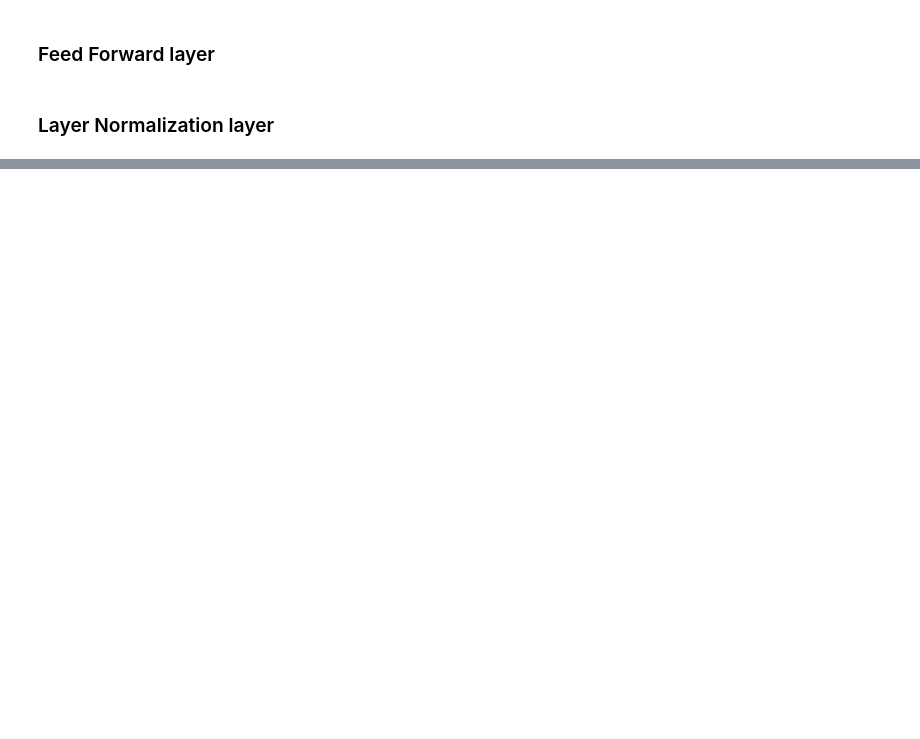
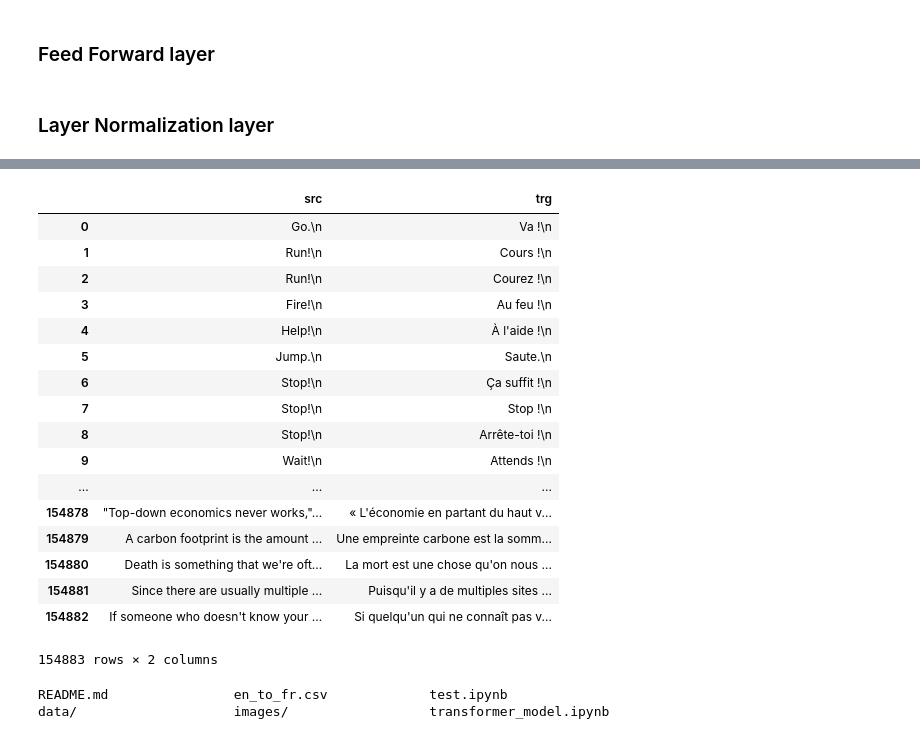
Before and after one commit to PytLab/transformer-from-scratch, a Jupyter notebook: transformer_model.ipynb, the cells around one changed output, grey strips where cells are left out. Cells and saved outputs as stored; diff of their text form; code cells hidden in the pictures; blank space fills up the shorter version.

```diff
--- a/transformer_model.ipynb
+++ b/transformer_model.ipynb
@@ -135,0 +308,6 @@ class FeedForward(torch.nn.Module):
+# %%
+src_data = open('data/english.txt', 'r')
+# %%
+trg_data = open('data/french.txt', 'r')
+# %%
+raw_data = {'src': [line for line in src_data], 'trg': [line for line in trg_data]}
@@ -135,0 +316,23 @@ class FeedForward(torch.nn.Module):
+# %%
+df = pd.DataFrame(raw_data, columns=['src', 'trg'])
+# %%
+df
+# %% [output]
+|  | src | trg |
+| 0 | Go.\n | Va !\n |
+| 1 | Run!\n | Cours !\n |
+| 2 | Run!\n | Courez !\n |
+| 3 | Fire!\n | Au feu !\n |
+| 4 | Help!\n | À l'aide !\n |
+| 5 | Jump.\n | Saute.\n |
+| 6 | Stop!\n | Ça suffit !\n |
+| 7 | Stop!\n | Stop !\n |
+| 8 | Stop!\n | Arrête-toi !\n |
+| 9 | Wait!\n | Attends !\n |
+| ... | ... | ... |
+| 154878 | "Top-down economics never works,"... | « L'économie en partant du haut v... |
+| 154879 | A carbon footprint is the amount ... | Une empreinte carbone est la somm... |
+| 154880 | Death is something that we're oft... | La mort est une chose qu'on nous ... |
+| 154881 | Since there are usually multiple ... | Puisqu'il y a de multiples sites ... |
+| 154882 | If someone who doesn't know your ... | Si quelqu'un qui ne connaît pas v... |
+154883 rows × 2 columns
@@ -135,0 +341,5 @@ class FeedForward(torch.nn.Module):
+# %%
+ls
+# %% [output]
+README.md                en_to_fr.csv             test.ipynb
+data/                    images/                  transformer_model.ipynb
```
Also changed, not shown: parts of 45 cells of this notebook, 5 other files.
